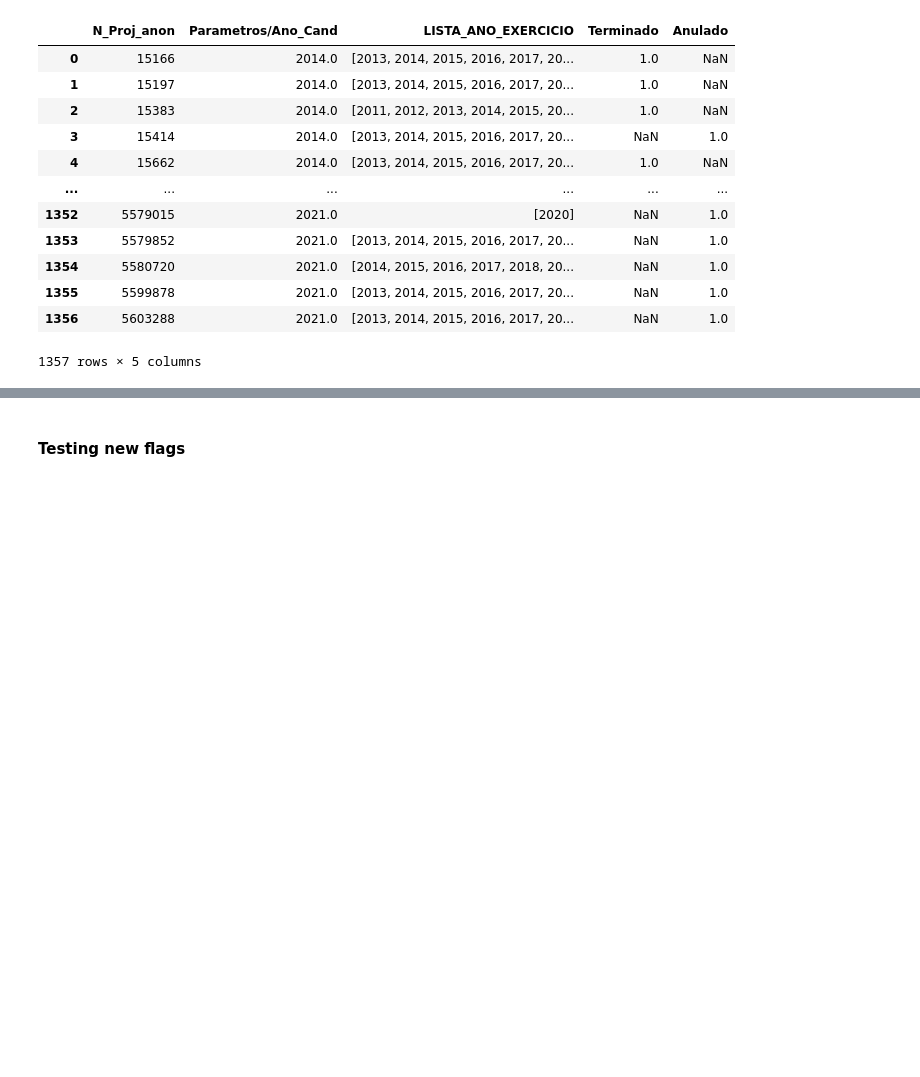
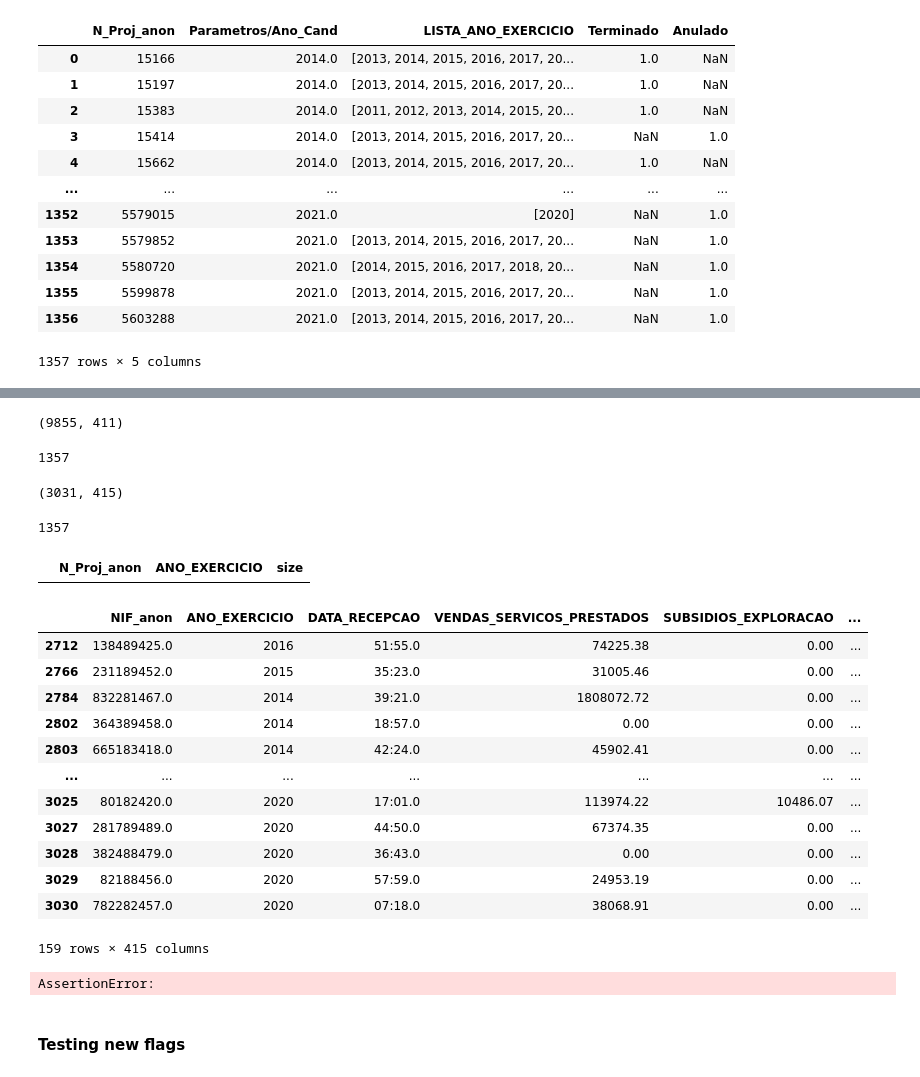
Before and after one commit to AfonsoMiao/ML_Project, a Jupyter notebook: Extract_Data_Code/non_filtered_projects_dataset/filter_all_projects_final_dataset.ipynb, the cells around one changed output, grey strips where cells are left out. Saved outputs shown, nothing was run; the diff lists cells and outputs as text; code cells hidden in the pictures; blank space fills up the shorter version.

```diff
--- a/Extract_Data_Code/filter_valid_projects_final_dataset2.ipynb
+++ b/Extract_Data_Code/non_filtered_projects_dataset/filter_all_projects_final_dataset.ipynb
@@ -182,2 +316,11 @@ df_anos_atividade[df_anos_atividade['ANO_EXERCICIO_VALIDOS'].apply(lambda x: len
+# %%
+df_anos_atividade_exploded = df_anos_atividade_exploded.drop(columns=['Parametros/Ano_Cand', 'Terminado', 'Anulado'])
+# %%
+def project_validation(row, list_valid_projects):
+    proj_num = row['N_Proj_anon']
+    if proj_num in list_valid_projects:
+        return 0
+    else:
+        return 1
 # %%
-df_projetos_futuro = df_anos_atividade[df_anos_atividade['ANO_EXERCICIO_VALIDOS'].apply(lambda x: len(x) < 1)]
+df_anos_atividade_exploded['Projeto_Valido'] = df_anos_atividade_exploded.apply(lambda x: project_validation(x, lista_projetos_invalidos), axis=1)
@@ -200,3 +327,40 @@ display(df_projetos_futuro)
+# %%
+df_projetos_terminados_anulados.shape
+# %% [output]
+(9855, 411)
+# %%
+len(df_projetos_terminados_anulados['N_Proj_anon'].unique())
+# %% [output]
+1357
+# %%
+df_projetos = df_projetos_terminados_anulados.merge(df_anos_atividade_exploded, left_on=['N_Proj_anon', 'ANO_EXERCICIO'], right_on=['N_Proj_anon', 'ANO_EXERCICIO_VALIDOS'], how="inner")
+df_projetos.shape
+# %% [output]
+(3031, 415)
+# %%
+len(df_projetos['N_Proj_anon'].unique())
+# %% [output]
+1357
+# %%
+check_project_year_candidate_duplicates(df_projetos, ['N_Proj_anon', 'ANO_EXERCICIO'])
+# %% [output]
+|  | N_Proj_anon | ANO_EXERCICIO | size |
+# %%
+df_projetos.loc[df_projetos['Projeto_Valido'] == 0]
+# %% [output]
+|  | NIF_anon | ANO_EXERCICIO | DATA_RECEPCAO | VENDAS_SERVICOS_PRESTADOS | SUBSIDIOS_EXPLORACAO | ... |
+| 2712 | 138489425.0 | 2016 | 51:55.0 | 74225.38 | 0.00 | ... |
+| 2766 | 231189452.0 | 2015 | 35:23.0 | 31005.46 | 0.00 | ... |
+| 2784 | 832281467.0 | 2014 | 39:21.0 | 1808072.72 | 0.00 | ... |
+| 2802 | 364389458.0 | 2014 | 18:57.0 | 0.00 | 0.00 | ... |
+| 2803 | 665183418.0 | 2014 | 42:24.0 | 45902.41 | 0.00 | ... |
+| ... | ... | ... | ... | ... | ... | ... |
+| 3025 | 80182420.0 | 2020 | 17:01.0 | 113974.22 | 10486.07 | ... |
+| 3027 | 281789489.0 | 2020 | 44:50.0 | 67374.35 | 0.00 | ... |
+| 3028 | 382488479.0 | 2020 | 36:43.0 | 0.00 | 0.00 | ... |
+| 3029 | 82188456.0 | 2020 | 57:59.0 | 24953.19 | 0.00 | ... |
+| 3030 | 782282457.0 | 2020 | 07:18.0 | 38068.91 | 0.00 | ... |
+159 rows × 415 columns
 # %%
 """
 Gravar o ficheiro e concatenar no notebook final e criar os rácios com valores a 0 e as flags
@@ -204,3 +370,7 @@ Gravar o ficheiro e concatenar no notebook final e criar os rácios com valores
+# %%
+assert(False)
+# %% [output]
+AssertionError:
 # %% [markdown]
 #### Testing new flags
 # %%
```
Also changed, not shown: parts of 26 cells of this notebook, 4 other files.
